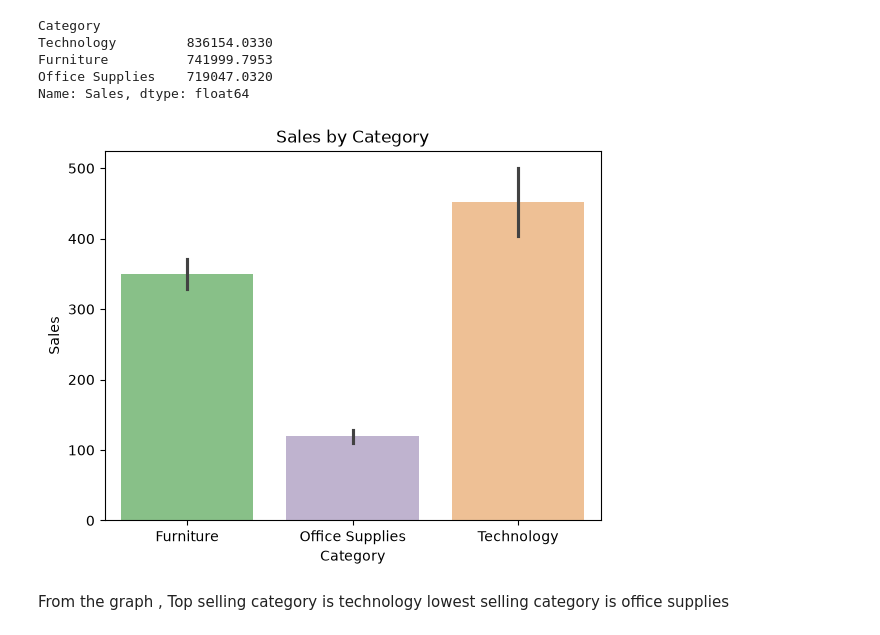
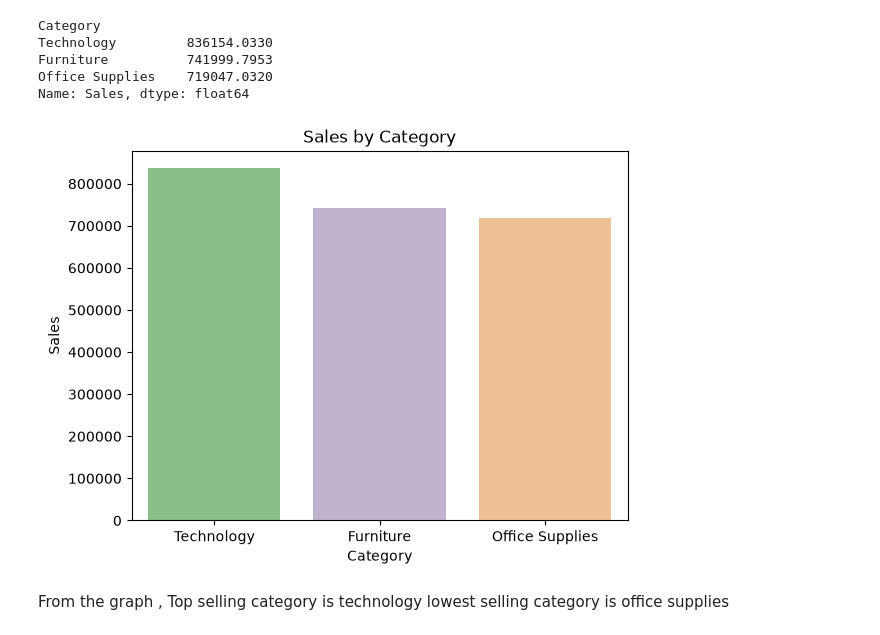
Before and after one commit to vaishnaviniwalkar/Superstore_Sales_Analysis, a Jupyter notebook: notebook/analysis.ipynb, the cells around one changed output. Drawn from its saved outputs; the diff is of its cells as text; code cells hidden in the pictures.

```diff
--- a/notebook/analysis.ipynb
+++ b/notebook/analysis.ipynb
@@ -163,11 +162,11 @@ Furniture          741999.7953
 Office Supplies    719047.0320
 Name: Sales, dtype: float64
 # %%
-sns.barplot(x='Category', y='Sales', data=df,hue='Category', palette="Accent")
+sns.barplot(x='Category', y='Sales', data=category_sales.reset_index(),hue='Category', palette="Accent")
 plt.title('Sales by Category')
 plt.show()
 # %% [output]
-[figure, old version]
+[figure, new version]
 # %% [markdown]
 From the graph , Top selling category is technology
 lowest selling category is office supplies
```
Also changed, not shown: parts of 10 cells of this notebook.
